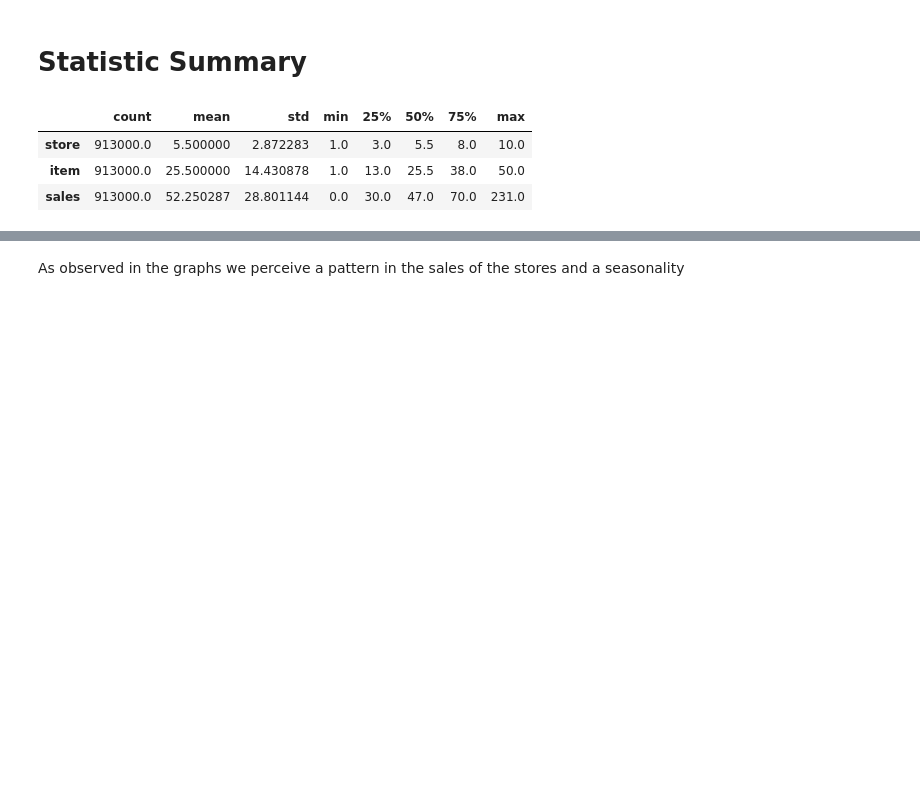
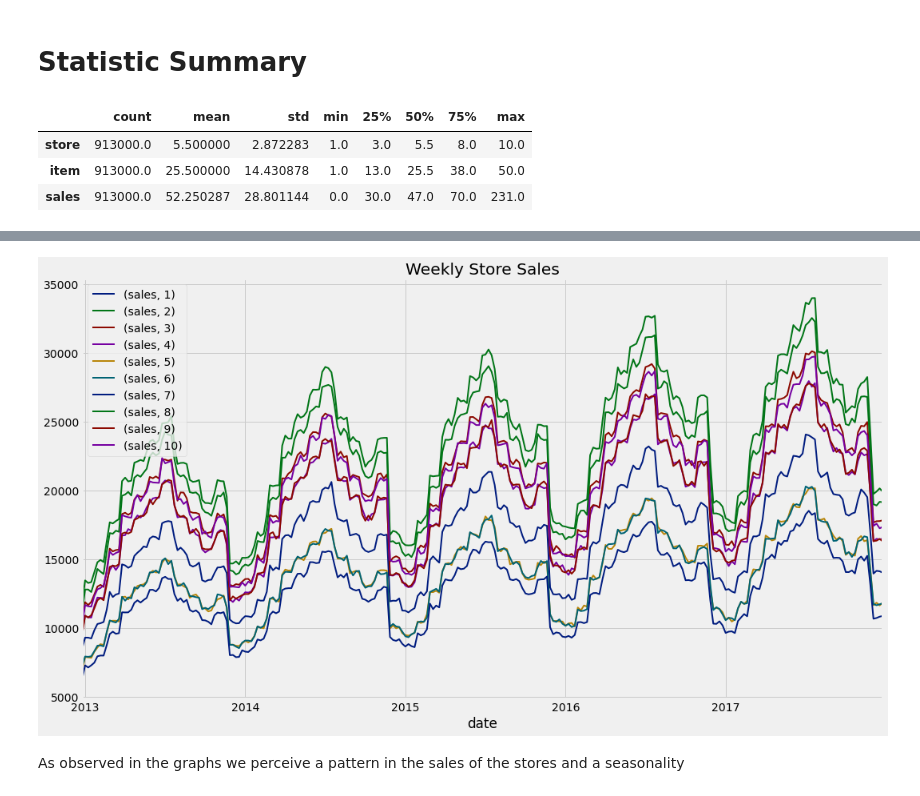
Before and after one commit to FabioCaffarello/Demand-Forecasting, a Jupyter notebook: 02-NoteBooks/01-Baseline.ipynb, the cells around one changed output, grey strips where cells are left out. Cells and saved outputs as stored; diff of their text form; code cells hidden in the pictures; blank space fills up the shorter version.

```diff
--- a/02-NoteBooks/01-Baseline.ipynb
+++ b/02-NoteBooks/01-Baseline.ipynb
@@ -80,3 +69,7 @@ with plt.style.context('seaborn-dark-palette'):
+# %%
+edaPlot(dataTrain, 'Weekly')
+# %% [output]
+[figure, added]
 # %% [markdown]
 As observed in the graphs we perceive a pattern in the sales of the stores and a seasonality
 # %% [markdown]
```
Also changed, not shown: parts of 10 cells of this notebook, 2 other files.
